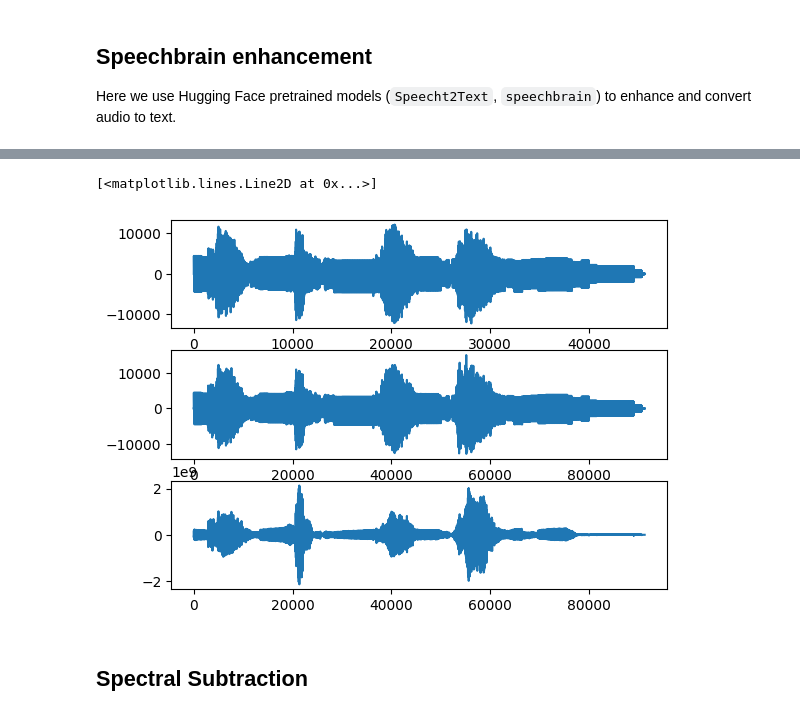
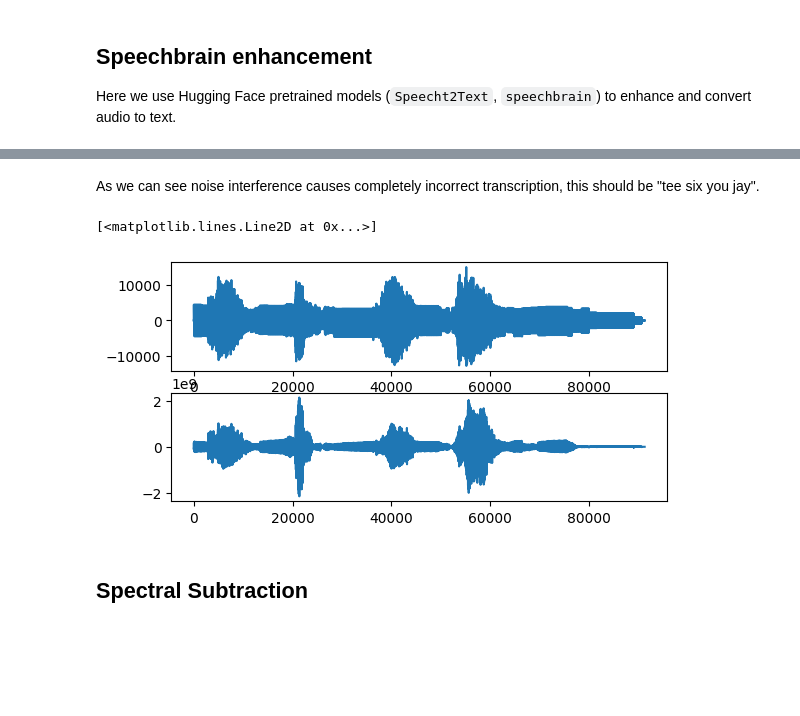
Before and after one commit to Hardhat-Enterprises/breaking-captcha, a Jupyter notebook: Teams_T2_2022/Audio_CAPTCHA/r-and-d/transformers.ipynb, the cells around one changed output, grey strips where cells are left out. Saved outputs shown, nothing was run; the diff lists cells and outputs as text; code cells hidden in the pictures; blank space fills up the shorter version.

Commit message:
R-AND-D: r and d into transformers, hugging face, audio enhancement and upsampling.

```diff
--- a/Teams_T2_2022/Audio_CAPTCHA/r-and-d/transformers.ipynb
+++ b/Teams_T2_2022/Audio_CAPTCHA/r-and-d/transformers.ipynb
@@ -206,19 +236,18 @@ transcription
+# %% [markdown]
+As we can see noise interference causes completely incorrect transcription, this should be "tee six you jay".
 # %%
-## Extract sample of the noise
+# See how enhancement improved signal
+# Extract sample of the noise
 # Current standard
-plt.figure(1)
-# 1. Original sample
-plot_a = plt.subplot(311)
-plot_a.plot(test_captcha)
 # 2. Upsampled to 16kHz
 plot_b = plt.subplot(312)
 plot_b.plot(test_captcha_upsampled)
 # 3. Enhanced w/ speechbrain
 plot_c = plt.subplot(313)
 plot_c.plot(test_sample_enhanced)
 # %% [output]
 [<matplotlib.lines.Line2D at 0x...>]
-[figure, old version]
+[figure, new version]
 # %% [markdown]
 ## Spectral Subtraction
 # %%
```
Also changed, not shown: parts of 15 cells of this notebook, 1 other file.
